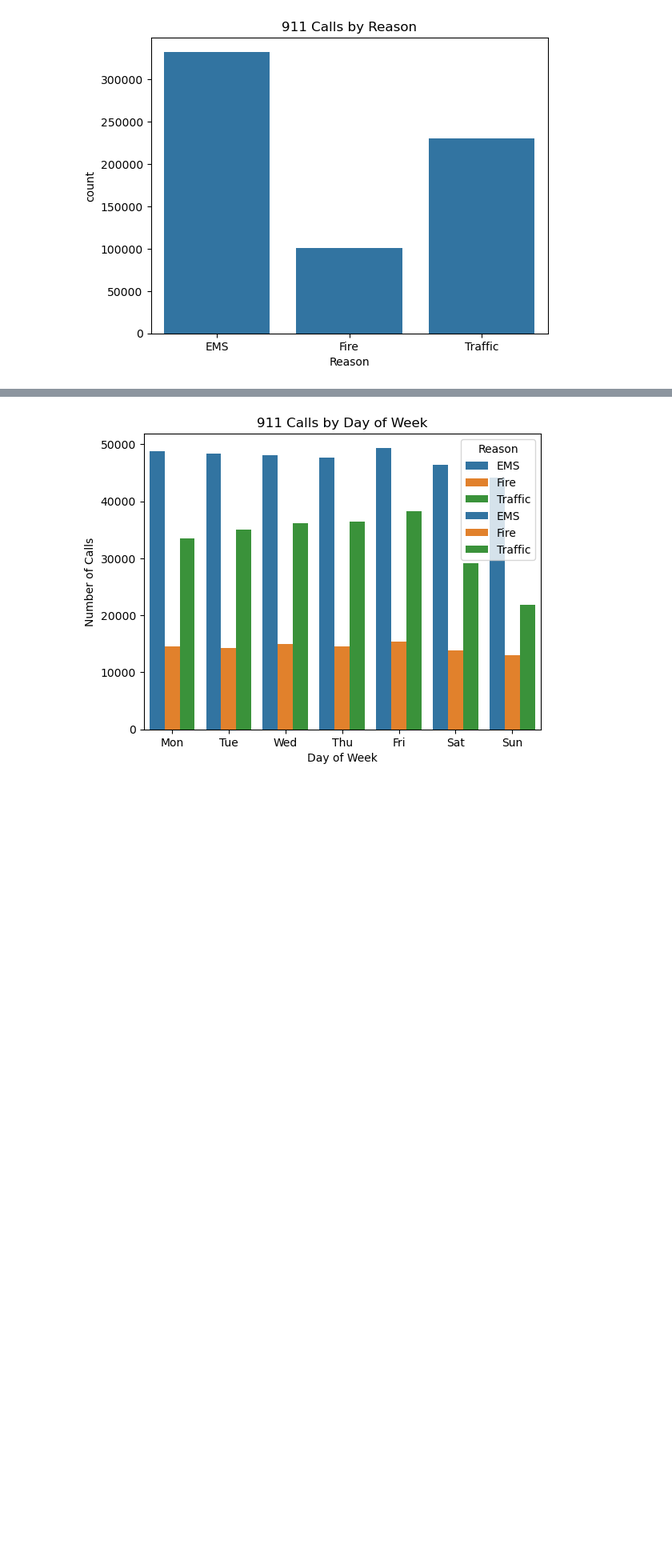
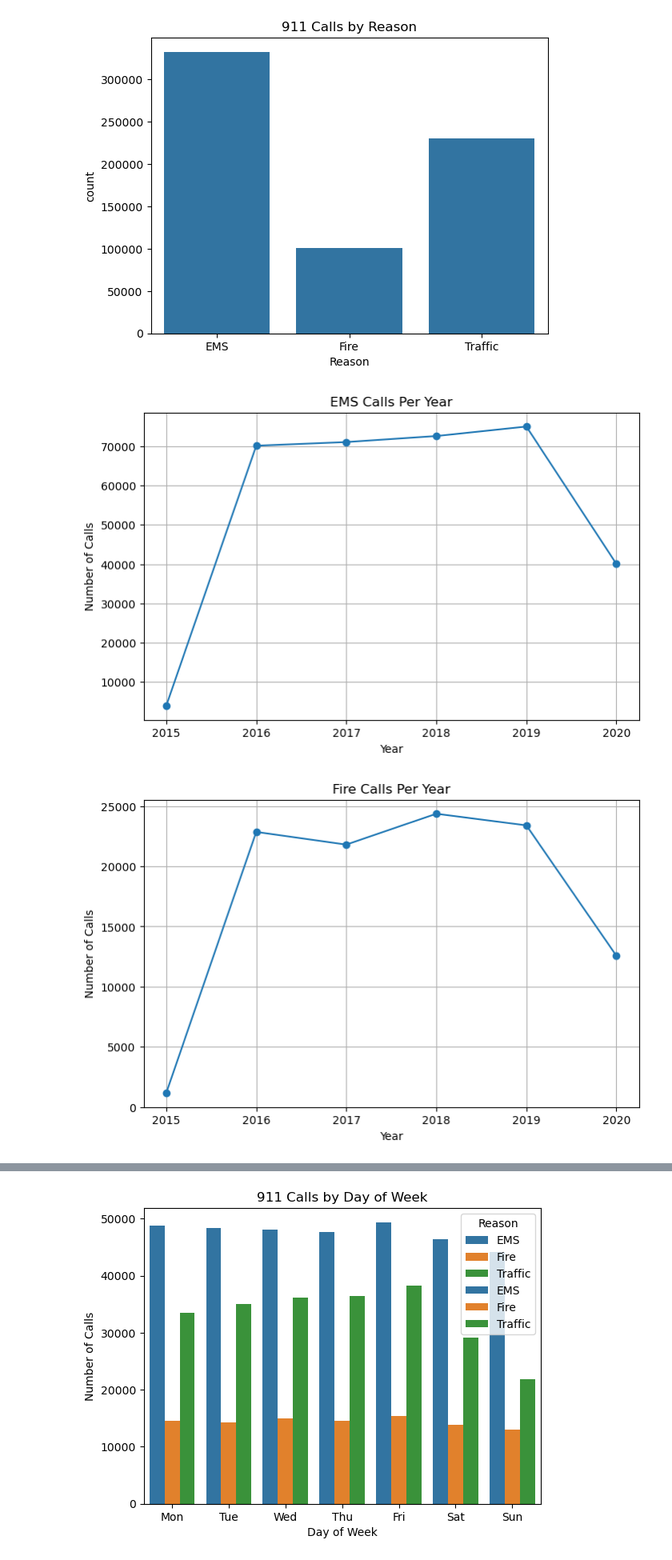
Before and after one commit to Samueljabez/911_Project_datacapstone, a Jupyter notebook: analysis.ipynb, the cells around one changed output, grey strips where cells are left out. Shown at 80% size. Drawn from its saved outputs; the diff is of its cells as text; code cells hidden in the pictures; blank space fills up the shorter version.

```diff
--- a/analysis.ipynb
+++ b/analysis.ipynb
@@ -110,3 +110,28 @@ plt.title('911 Calls by Reason')
 plt.show()
 # %% [output]
 [figure]
+# %%
+import pandas as pd
+import matplotlib.pyplot as plt
+
+# Assuming your DataFrame is called df
+df['timeStamp'] = pd.to_datetime(df['timeStamp'])
+df['Year'] = df['timeStamp'].dt.year
+
+# Get counts per year for each class
+classes = ['EMS', 'Fire', 'Traffic']
+
+for cls in classes:
+    cls_df = df[df['title'].str.contains(cls, case=False)]
+    yearly_counts = cls_df.groupby('Year').size()
+
+    plt.figure(figsize=(8,5))
+    plt.plot(yearly_counts.index, yearly_counts.values, marker='o', label=cls)
+    plt.title(f'{cls} Calls Per Year')
+    plt.xlabel('Year')
+    plt.ylabel('Number of Calls')
+    plt.grid(True)
+    plt.show()
+# %% [output]
+[figure, added]
+[figure, added]
```
Also changed, not shown: parts of 5 cells of this notebook.
